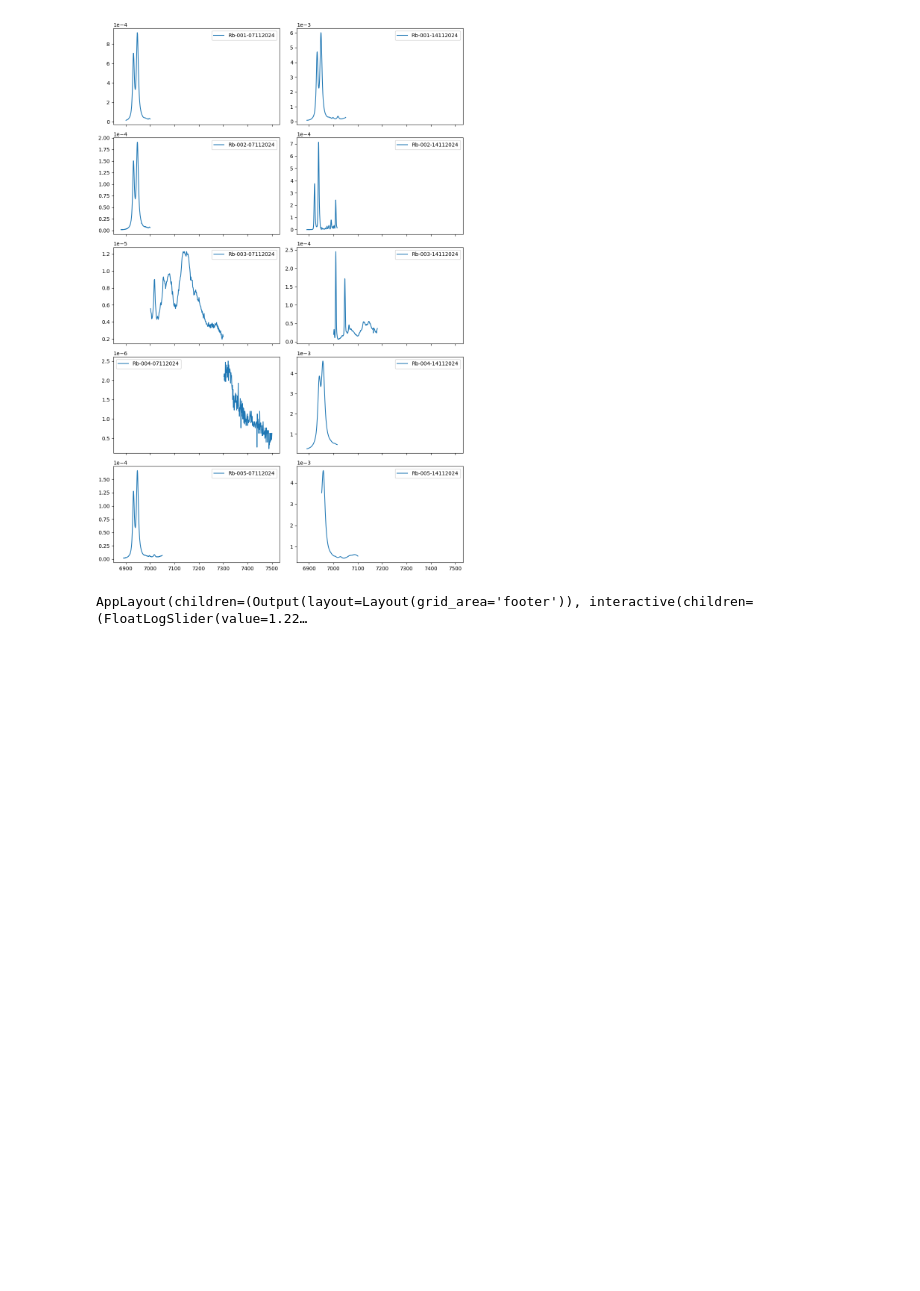
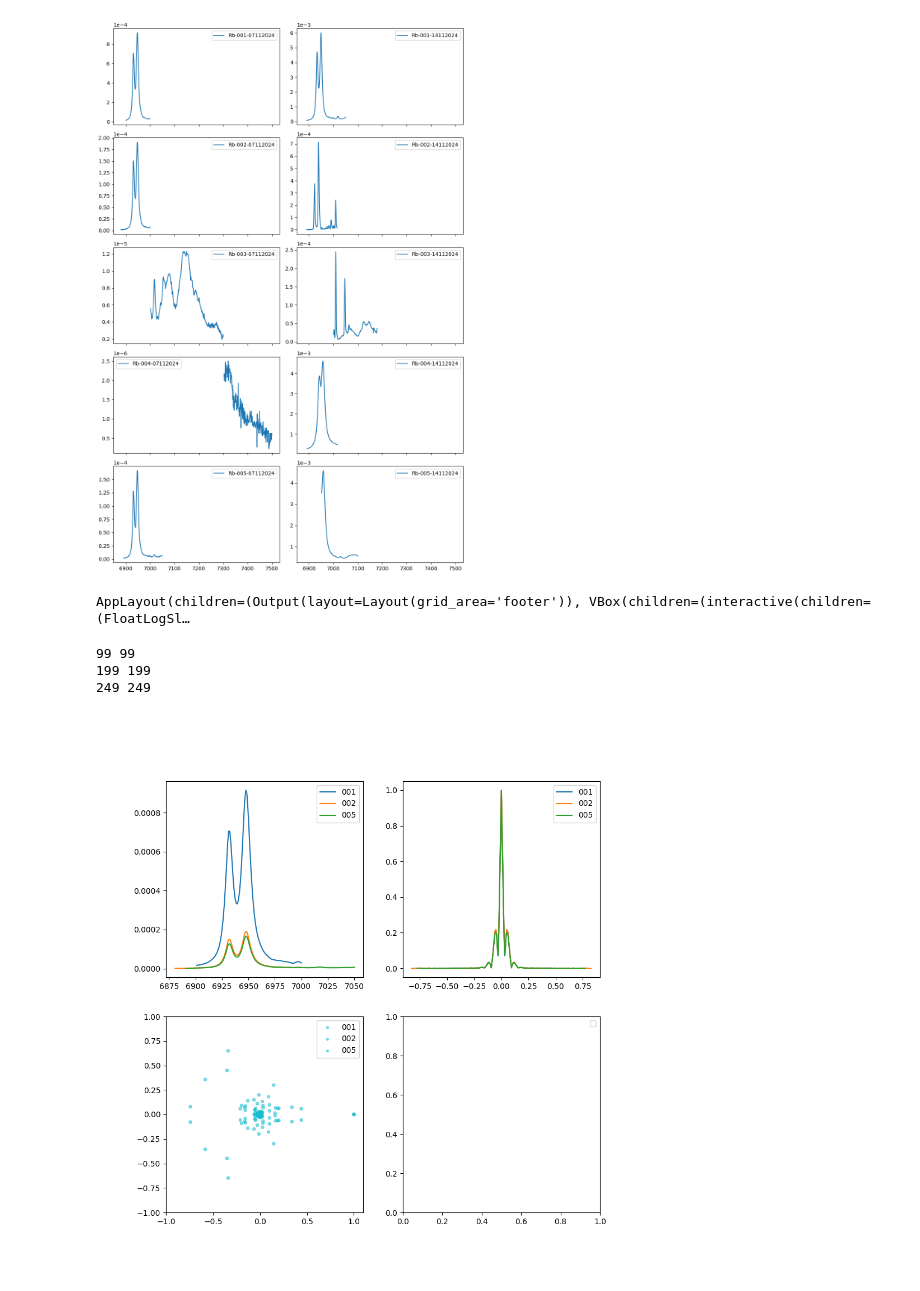
Before and after one commit to zar-hub/Lab_Materia_Condensata, a Jupyter notebook: SpettroRubino.ipynb, the cells around one changed output. Saved outputs shown, nothing was run; the diff lists cells and outputs as text; code cells hidden in the pictures; blank space fills up the shorter version.

```diff
--- a/SpettroRubino.ipynb
+++ b/SpettroRubino.ipynb
@@ -45,7 +45,7 @@ info = info[['type', 'id', 'date'] + [col for col in info.columns if col not in
 info['start'] = batch['wl'].apply(lambda x: x[0])
 info['stop'] = batch['wl'].apply(lambda x: x[-1])
 info['step'] = batch['wl'].apply(lambda x: x[1] - x[0])
-
+info['samples'] = batch['wl'].apply(len)
 
 cm = plt.get_cmap('tab10')
 with plt.ioff():
@@ -58,43 +58,88 @@ def find_peaks(prominence=6e-7, width=(1, 20)):
     ax.ticklabel_format(axis='y', style='sci', scilimits=(0, 0))
     ax.set_yscale('log')
 
+    results = {}
 
     for i, row in batch.iterrows():
         label = " ".join([row['type'], row['id']])
         ax.plot(row['wl'], row['mean'], label=label, color=cm(i))
         peaks, properties = sp.signal.find_peaks(row['mean'], prominence=prominence, width=width)
-
-        # find the peaks
         if len(peaks) == 0:
             continue
 
-        ax.plot(row['wl'][peaks], row['mean'][peaks], "x", color=cm(i))
         res_full = sp.signal.peak_widths(row['mean'], peaks, rel_height=.5)
-
         # HACK: for some reason res_full[1:] is treathed as a tuple
         y, xmin, xmax = res_full[1:]
         xmin = info.loc[i, 'start'] + info.loc[i, 'step'] * xmin
         xmax = info.loc[i, 'start'] + info.loc[i, 'step'] * xmax
 
+        # add the peaks to the results
+        results[row['id']] = {'peaks': peaks}
+
+        # draw the peaks
+        ax.plot(row['wl'][peaks], row['mean'][peaks], "x", color=cm(i), alpha=0.5)
         ax.vlines(x=row['wl'][peaks], ymin=row['mean'][peaks] - properties["prominences"],
                     ymax = row['mean'][peaks], color = cm(i), alpha=0.5)
         ax.hlines(y=y, xmin=xmin, xmax=xmax, color=cm(i), alpha=0.5)
 
     ax.legend()
-    return
+    return results
 
-prominance = FloatLogSlider(value=1.22e-6, base=10, min=-8, max=-2, step=0.01, readout_format='.3e')
-width = FloatRangeSlider(value=(1, 20), min=0, max=40, step=1, readout_format='d')
-w = interactive(find_peaks, prominence=prominance, width=width)
+
+# widget to find peaks
+prominance = FloatLogSlider(value=1.22e-6, base=10, min=-8, max=-2, step=0.01, readout_format='.3e', continuous_update=False)
+width = FloatRangeSlider(value=(1, 20), min=0, max=40, step=1, readout_format='d', continuous_update=False)
+w = interactive(find_peaks, prominence=prominance, width=width, continuous_update=False)
 out = Output()
+result = Output()
 with out:
     display(info)
+with result:
+    display(w.result)
 
 AppLayout(
     center=fig.canvas,
-    right_sidebar=w,
+    right_sidebar=VBox([w, result]),
     footer = out,
     pane_widths=[0, 2, 1]
 )
 # %% [output]
-AppLayout(children=(Output(layout=Layout(grid_area='footer')), interactive(children=(FloatLogSlider(value=1.22…
+AppLayout(children=(Output(layout=Layout(grid_area='footer')), VBox(children=(interactive(children=(FloatLogSl…
+# %%
+from scipy.fft import rfft, irfft, fft, ifft, fftfreq, fftshift
+from scipy.fft import fftn, ifftn
+
+data = batch[batch['id'].isin(['001', '002', '005'])][['id', 'wl', 'mean']].reset_index(drop=True)
+data['step'] = data['wl'].apply(lambda x: x[1] - x[0])
+data['fft'] = data['mean'].apply(lambda x: fftshift(fft(x)))
+data['freq'] = data.apply(lambda x: fftshift(fftfreq(x['wl'].size, d=x['step'])), axis=1)
+
+fig, axs = plt.subplots(2,2 , figsize=(10, 10))
+for i, row in data.iterrows():
+    norm = max(np.abs(row['fft']))
+
+    s = np.linspace(1, 15, len(row['fft']) // 2)
+    s = np.concatenate([s, s[::-1]])
+
+    if row['fft'].size % 2 == 1:
+       s = np.append(s, 1)
+
+    c = cm(s / max(s))
+
+    print(s.size, row['fft'].size)
+
+    axs[0,0].plot(row['wl'], row['mean'], label=row['id'])
+    axs[0,1].plot(row['freq'], np.abs(row['fft']) / norm, label=row['id'])
+    axs[1,0].scatter(row['fft'].real / norm, row['fft'].imag / norm, label=row['id'], marker='o', alpha=0.5, s=s, c=c)
+
+
+axs[1,0].set_xlim(-1, 1.1)
+axs[1,0].set_ylim(-1, 1)
+
+for ax in axs.flat:
+    ax.legend()
+# %% [output]
+99 99
+199 199
+249 249
+[figure, added]
```
Also changed, not shown: parts of 1 cell of this notebook.
